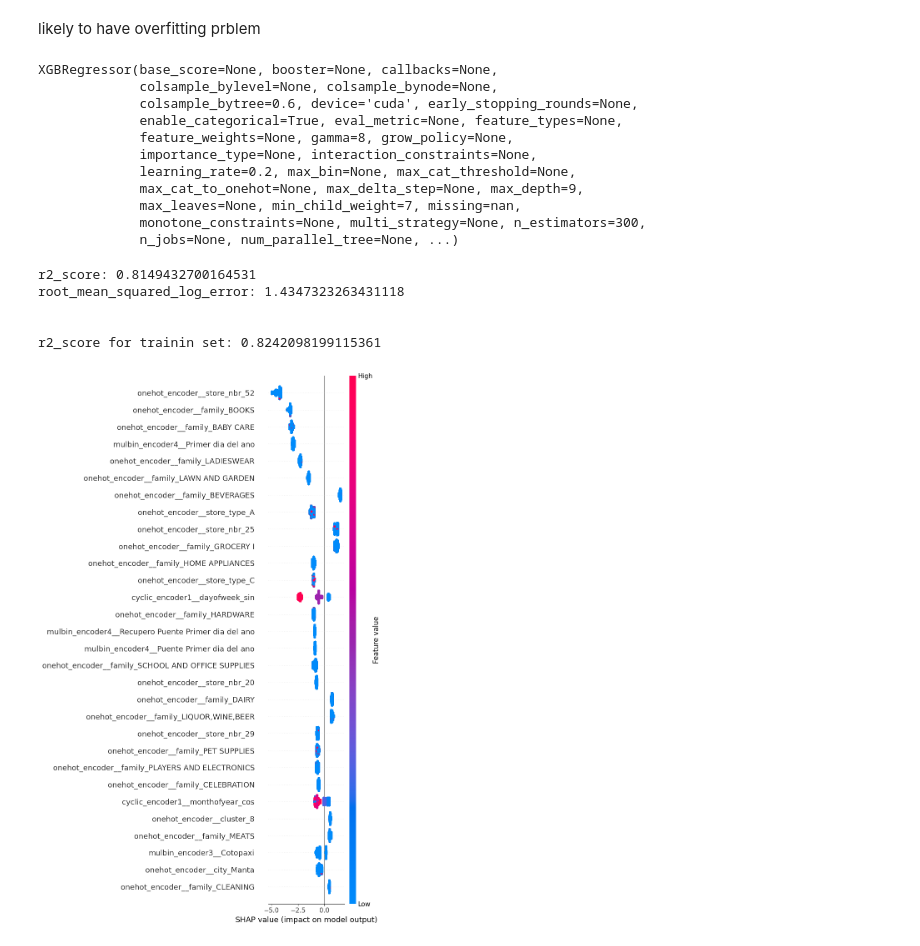
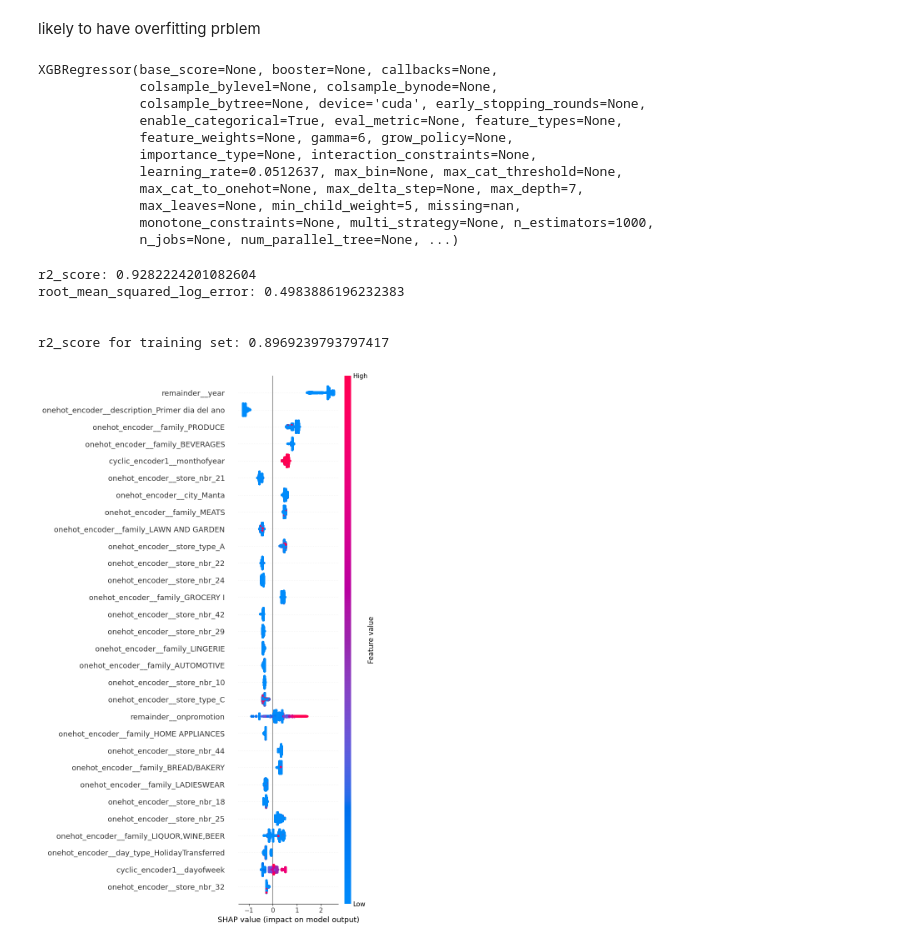
Before and after one commit to Umeshuchai/Stores_Sales-Times_Series_Forecasting, a Jupyter notebook: training_and_testing/Sales_Prediction.ipynb, the cells around one changed output. Drawn from its saved outputs; the diff is of its cells as text; code cells hidden in the pictures.

```diff
--- a/training_and_testing/Sales_Prediction.ipynb
+++ b/training_and_testing/Sales_Prediction.ipynb
@@ -449,5 +500,6 @@ outliers are present ,maybe due to 2016's ecuador's earthquake
 # %%
-mul_bin_cat_featuress=['day_type','locale','locale_name','description']
+x_train.drop(columns=['date'],inplace=True)
+x_test.drop(columns=['date'],inplace=True)
 normal_time_series_features=['monthofyear','dayofweek']
-normal_cat_features=['store_nbr','family','city','state','cluster','store_type']
+cat_features=['store_nbr','family','city','state','cluster','store_type','day_type','locale','locale_name','description']
 # %%
@@ -543,4 +552,0 @@ x_train_processed.shape
-# %%
-from xgboost import XGBRegressor
-test_model=XGBRegressor(random_state=42,device='cuda',objective='reg:tweedie',tweedie_variance_power=1.5) # replace 'cuda' with 'cpu' if you don't have nvidia gpu
-test_model.fit(x_train_processed,y_train)
@@ -680,30 +605,37 @@ r2_score(y_train,y_train_predict2)
 # %% [markdown]
 likely to have overfitting prblem
 # %%
-final_model=XGBRegressor(random_state=42,subsample=0.6,device='cuda',learning_rate=0.2,max_depth=9,n_estimators=300,reg_lambda=30,min_child_weight=7,gamma=8,
-                         colsample_bytree=0.6,verbosity=0,tree_method='hist',sampling_method='gradient_based',objective='reg:tweedie',tweedie_variance_power=1.45)
-final_model.fit(x_train_processed_final,y_train)
+final_model=XGBRegressor(random_state=42,objective='reg:squarederror',tree_method='hist',verbosity=0,device='cuda',
+ max_depth=7,
+ learning_rate=0.0512637,
+ n_estimators= 1000,
+ subsample=0.614775,
+ min_child_weight=5,
+ reg_lambda=1,
+ gamma=6)
+final_model.fit(x_train_processed,y_train_log)
 # %% [output]
 XGBRegressor(base_score=None, booster=None, callbacks=None,
              colsample_bylevel=None, colsample_bynode=None,
-             colsample_bytree=0.6, device='cuda', early_stopping_rounds=None,
+             colsample_bytree=None, device='cuda', early_stopping_rounds=None,
              enable_categorical=True, eval_metric=None, feature_types=None,
-             feature_weights=None, gamma=8, grow_policy=None,
+             feature_weights=None, gamma=6, grow_policy=None,
              importance_type=None, interaction_constraints=None,
-             learning_rate=0.2, max_bin=None, max_cat_threshold=None,
-             max_cat_to_onehot=None, max_delta_step=None, max_depth=9,
-             max_leaves=None, min_child_weight=7, missing=nan,
-             monotone_constraints=None, multi_strategy=None, n_estimators=300,
+             learning_rate=0.0512637, max_bin=None, max_cat_threshold=None,
+             max_cat_to_onehot=None, max_delta_step=None, max_depth=7,
+             max_leaves=None, min_child_weight=5, missing=nan,
+             monotone_constraints=None, multi_strategy=None, n_estimators=1000,
              n_jobs=None, num_parallel_tree=None, ...)
 # %%
-y_predict_final=final_model.predict(x_test_processed_final)
+from sklearn.metrics import r2_score,root_mean_squared_log_error
+y_predict_final=np.expm1(final_model.predict(x_test_processed))
 print('r2_score:',r2_score(y_test,y_predict_final))
 print('root_mean_squared_log_error:',root_mean_squared_log_error(y_test,y_predict_final))
-y_train_predict_final=final_model.predict(x_train_processed_final)
-print('\n\nr2_score for trainin set:',r2_score(y_train,y_train_predict_final))
+y_train_predict_final=np.expm1(final_model.predict(x_train_processed))
+print('\n\nr2_score for training set:',r2_score(y_train,y_train_predict_final))
 # %% [output]
-r2_score: 0.8149432700164531
-root_mean_squared_log_error: 1.4347323263431118
+r2_score: 0.9282224201082604
+root_mean_squared_log_error: 0.4983886196232383
 
 
-r2_score for trainin set: 0.8242098199115361
+r2_score for training set: 0.8969239793797417
@@ -722,6 +642,12 @@ shap_values=explainer(x_test_for_shap)
+# %%
+import shap
+explainer=shap.TreeExplainer(final_model)
+x_test_dense=x_test_processed.toarray()
+x_test_for_shap=pd.DataFrame(x_test_dense,columns=encoded_features)
+shap_values=explainer(x_test_for_shap)
 # %%
-del x_train_processed_final,x_test_processed_final
+del x_train_processed,x_test_processed
 
 shap.summary_plot(shap_values,x_test_for_shap,max_display=30)
 # %% [output]
-[figure, old version]
+[figure, new version]
```
Also changed, not shown: parts of 51 cells of this notebook.
